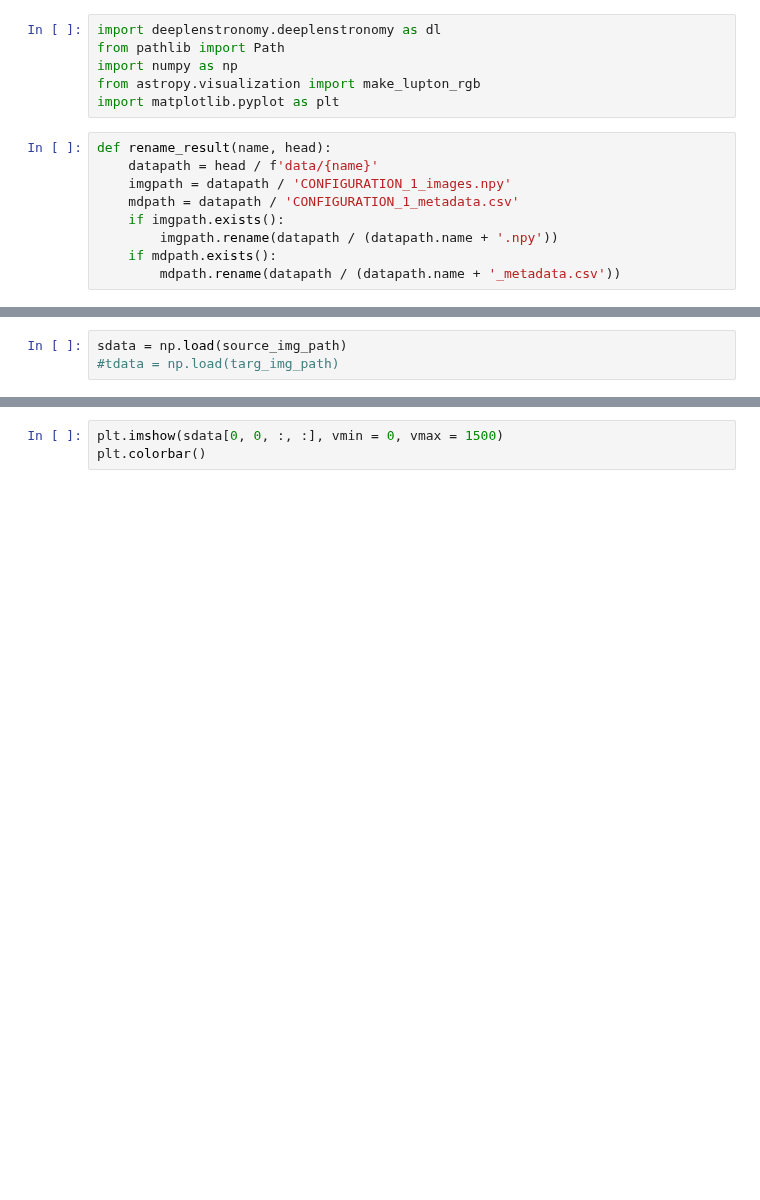
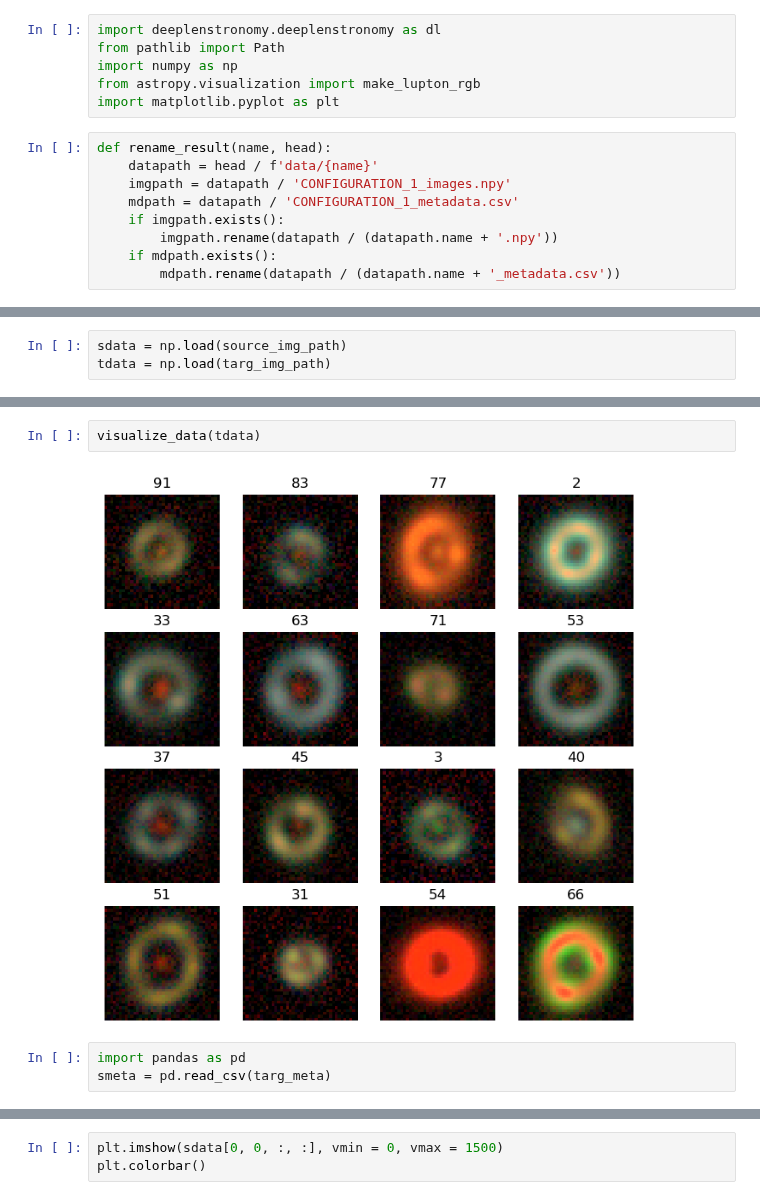
Before and after one commit to deepskies/DomainAdaptiveMVEforLensModeling, a Jupyter notebook: src/sim/notebooks/gen_sim.ipynb, the cells around one changed output, grey strips where cells are left out. Cells and saved outputs as stored; diff of their text form; blank space fills up the shorter version.

```diff
--- a/src/sim/notebooks/gen_sim.ipynb
+++ b/src/sim/notebooks/gen_sim.ipynb
@@ -69,6 +65,6 @@ source_meta = head / 'data/mb_paper_noisy_source/mb_paper_noisy_source_metadata.
 # %%
 sdata = np.load(source_img_path)
-#tdata = np.load(targ_img_path)
+tdata = np.load(targ_img_path)
 # %%
 visualize_data(sdata)
 # %% [output]
@@ -75,0 +72,7 @@ visualize_data(sdata)
+# %%
+visualize_data(tdata)
+# %% [output]
+[figure, added]
+# %%
+import pandas as pd
+smeta = pd.read_csv(targ_meta)
```
Also changed, not shown: parts of 13 cells of this notebook, 7 other files.
